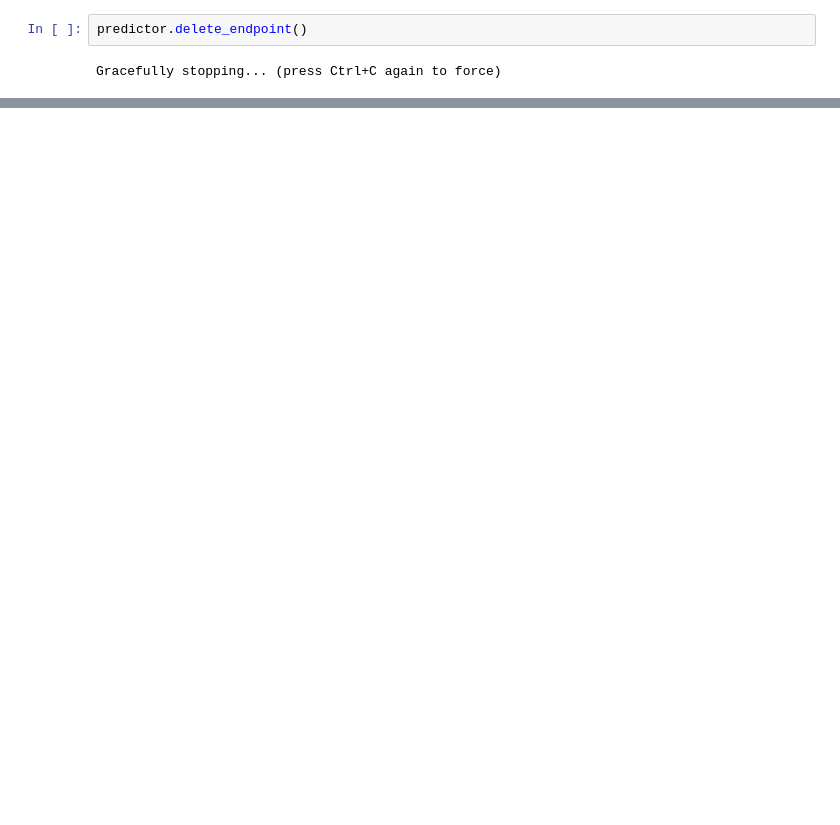
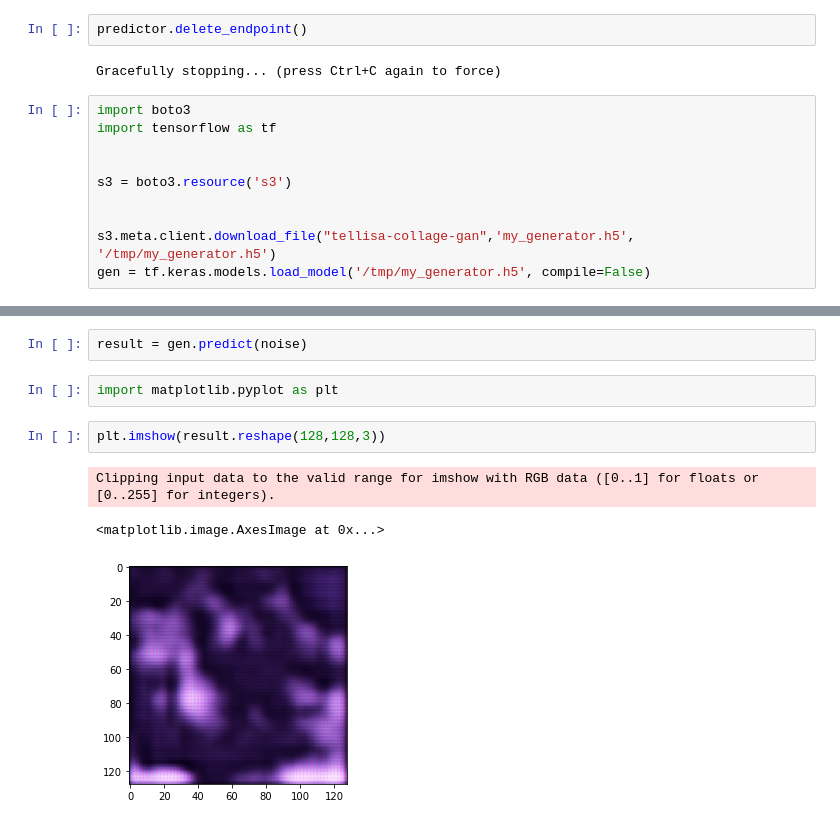
Before and after one commit to TheResearchLab/Generative-Adversarial-Network, a Jupyter notebook: COLLAGE-GAN/AWS Implementation/GAN Training Script.ipynb, the cells around one changed output, grey strips where cells are left out. Saved outputs shown, nothing was run; the diff lists cells and outputs as text; blank space fills up the shorter version.

Commit message:
save model checkpoints

```diff
--- a/COLLAGE-GAN/AWS Implementation/GAN Training Script.ipynb
+++ b/COLLAGE-GAN/AWS Implementation/GAN Training Script.ipynb
@@ -126,3 +131,13 @@ Matplotlib is building the font cache; this may take a moment.
 predictor.delete_endpoint()
 # %% [output]
 Gracefully stopping... (press Ctrl+C again to force)
+# %%
+import boto3
+import tensorflow as tf
+
+
+s3 = boto3.resource('s3')
+
+
+s3.meta.client.download_file("tellisa-collage-gan",'my_generator.h5', '/tmp/my_generator.h5')
+gen = tf.keras.models.load_model('/tmp/my_generator.h5', compile=False)
@@ -128,0 +150,10 @@ Gracefully stopping... (press Ctrl+C again to force)
+# %%
+result = gen.predict(noise)
+# %%
+import matplotlib.pyplot as plt
+# %%
+plt.imshow(result.reshape(128,128,3))
+# %% [output]
+Clipping input data to the valid range for imshow with RGB data ([0..1] for floats or [0..255] for integers).
+<matplotlib.image.AxesImage at 0x...>
+[figure, added]
```
Also changed, not shown: parts of 10 cells of this notebook, 1 other file.
